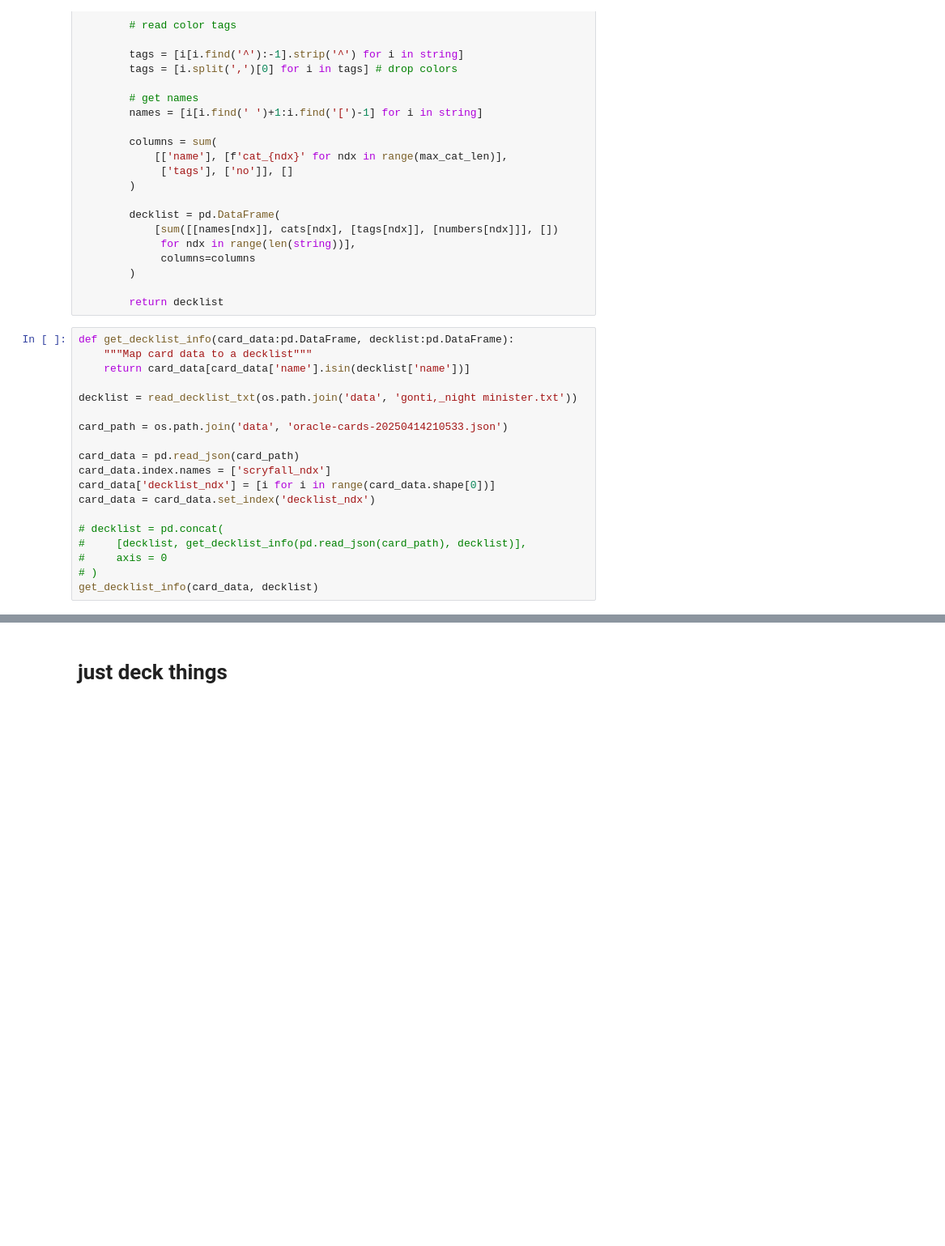
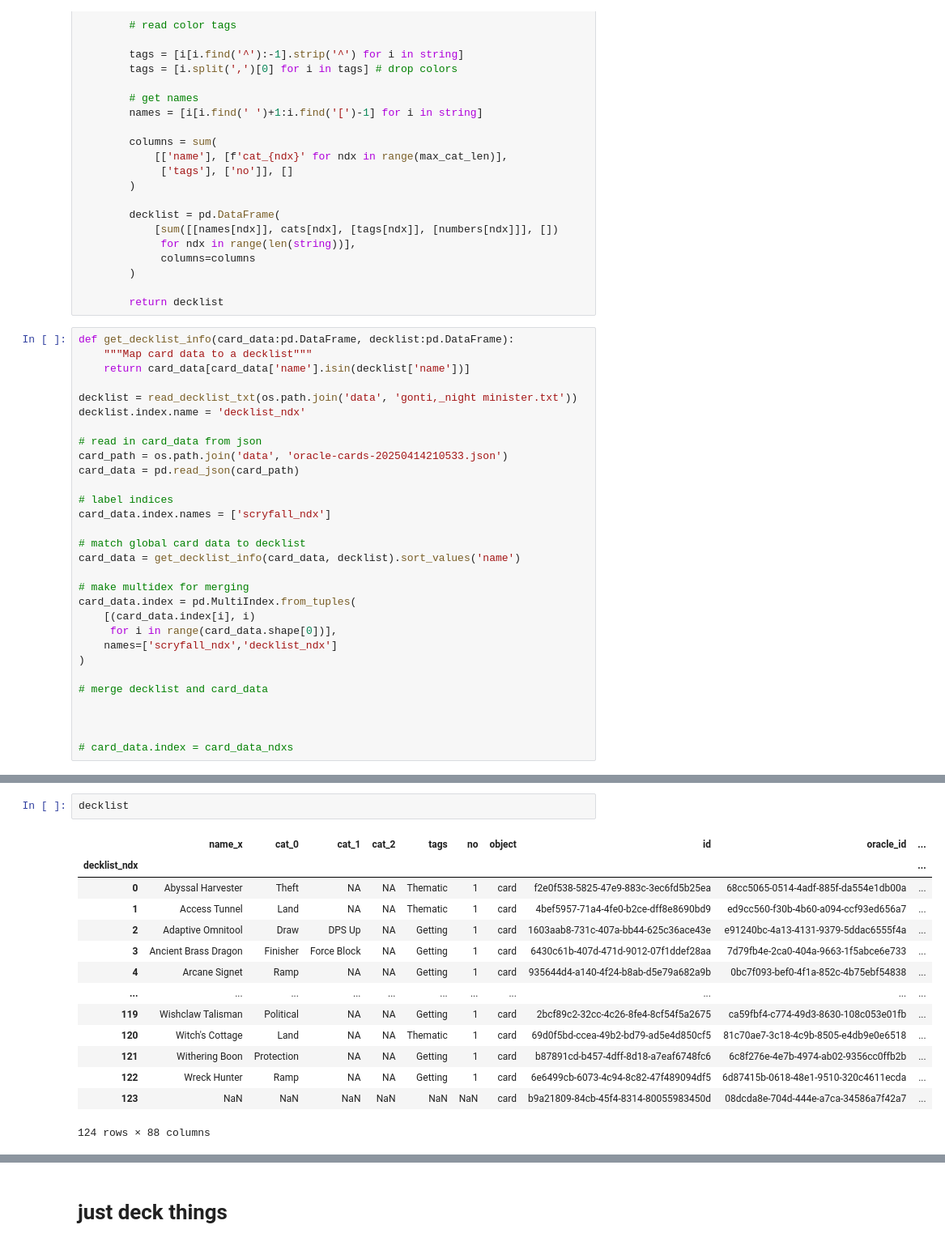
Before and after one commit to agrero/maptoken_mtg, a Jupyter notebook: sampler.ipynb, the cells around one changed output, grey strips where cells are left out. Shown: that part at 81% size. Saved outputs shown, nothing was run; the diff lists cells and outputs as text; blank space fills up the shorter version.

Commit message:
cards now read in but still need to add multiindexing

```diff
--- a/sampler.ipynb
+++ b/sampler.ipynb
@@ -67,17 +67,28 @@ def get_decklist_info(card_data:pd.DataFrame, decklist:pd.DataFrame):
     return card_data[card_data['name'].isin(decklist['name'])]
 
 decklist = read_decklist_txt(os.path.join('data', 'gonti,_night minister.txt'))
+decklist.index.name = 'decklist_ndx'
 
+# read in card_data from json
 card_path = os.path.join('data', 'oracle-cards-20250414210533.json')
+card_data = pd.read_json(card_path)
 
-card_data = pd.read_json(card_path)
+# label indices
 card_data.index.names = ['scryfall_ndx']
-card_data['decklist_ndx'] = [i for i in range(card_data.shape[0])]
-card_data = card_data.set_index('decklist_ndx')
 
-# decklist = pd.concat(
-#     [decklist, get_decklist_info(pd.read_json(card_path), decklist)],
-#     axis = 0
-# )
-get_decklist_info(card_data, decklist)
+# match global card data to decklist
+card_data = get_decklist_info(card_data, decklist).sort_values('name')
+
+# make multidex for merging
+card_data.index = pd.MultiIndex.from_tuples(
+    [(card_data.index[i], i)
+     for i in range(card_data.shape[0])],
+    names=['scryfall_ndx','decklist_ndx']
+)
+
+# merge decklist and card_data
+
+
+
+# card_data.index = card_data_ndxs
 # %% [output]
@@ -98,3 +96,20 @@ get_decklist_info(card_data, decklist)
+# %%
+decklist
+# %% [output]
+|  | name_x | cat_0 | cat_1 | cat_2 | tags | no | object | id | oracle_id | ... |
+| decklist_ndx |  |  |  |  |  |  |  |  |  | ... |
+| 0 | Abyssal Harvester | Theft | NA | NA | Thematic | 1 | card | f2e0f538-5825-47e9-883c-3ec6fd5b25ea | 68cc5065-0514-4adf-885f-da554e1db00a | ... |
+| 1 | Access Tunnel | Land | NA | NA | Thematic | 1 | card | 4bef5957-71a4-4fe0-b2ce-dff8e8690bd9 | ed9cc560-f30b-4b60-a094-ccf93ed656a7 | ... |
+| 2 | Adaptive Omnitool | Draw | DPS Up | NA | Getting | 1 | card | 1603aab8-731c-407a-bb44-625c36ace43e | e91240bc-4a13-4131-9379-5ddac6555f4a | ... |
+| 3 | Ancient Brass Dragon | Finisher | Force Block | NA | Getting | 1 | card | 6430c61b-407d-471d-9012-07f1ddef28aa | 7d79fb4e-2ca0-404a-9663-1f5abce6e733 | ... |
+| 4 | Arcane Signet | Ramp | NA | NA | Getting | 1 | card | 935644d4-a140-4f24-b8ab-d5e79a682a9b | 0bc7f093-bef0-4f1a-852c-4b75ebf54838 | ... |
+| ... | ... | ... | ... | ... | ... | ... | ... | ... | ... | ... |
+| 119 | Wishclaw Talisman | Political | NA | NA | Getting | 1 | card | 2bcf89c2-32cc-4c26-8fe4-8cf54f5a2675 | ca59fbf4-c774-49d3-8630-108c053e01fb | ... |
+| 120 | Witch's Cottage | Land | NA | NA | Thematic | 1 | card | 69d0f5bd-ccea-49b2-bd79-ad5e4d850cf5 | 81c70ae7-3c18-4c9b-8505-e4db9e0e6518 | ... |
+| 121 | Withering Boon | Protection | NA | NA | Getting | 1 | card | b87891cd-b457-4dff-8d18-a7eaf6748fc6 | 6c8f276e-4e7b-4974-ab02-9356cc0ffb2b | ... |
+| 122 | Wreck Hunter | Ramp | NA | NA | Getting | 1 | card | 6e6499cb-6073-4c94-8c82-47f489094df5 | 6d87415b-0618-48e1-9510-320c4611ecda | ... |
+| 123 | NaN | NaN | NaN | NaN | NaN | NaN | card | b9a21809-84cb-45f4-8314-80055983450d | 08dcda8e-704d-444e-a7ca-34586a7f42a7 | ... |
+124 rows × 88 columns
 # %%
 # add
 
```
Also changed, not shown: parts of 2 cells of this notebook.
